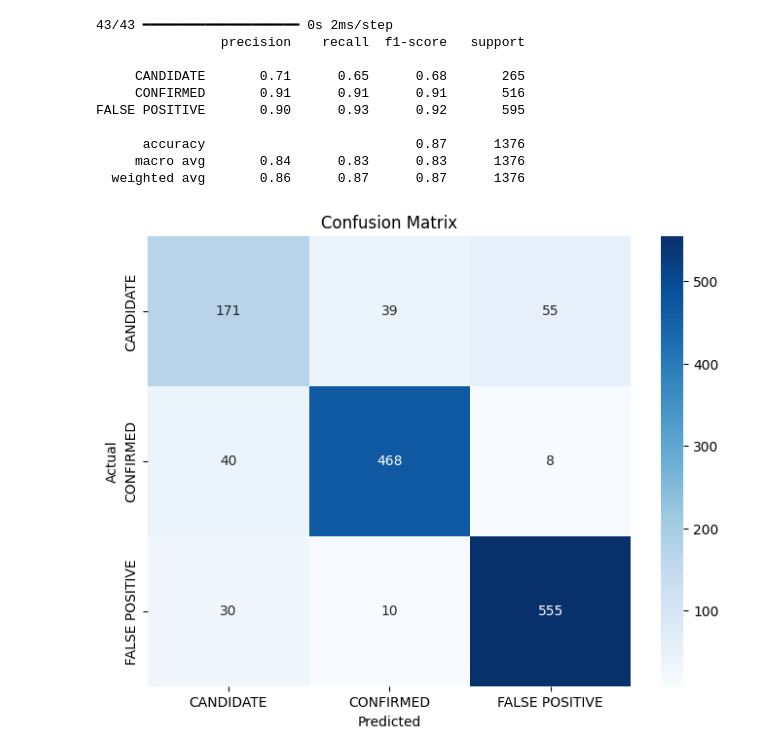
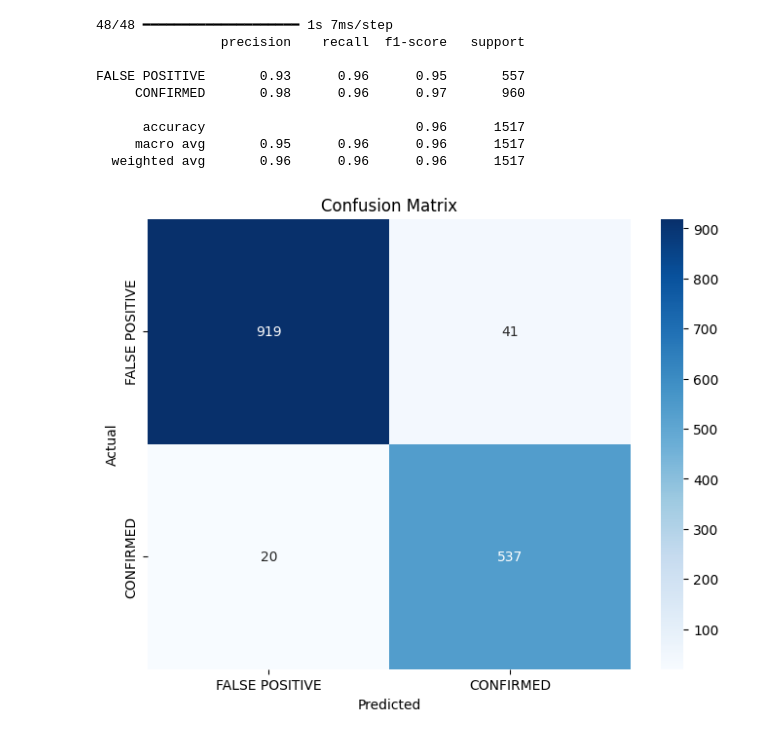
Before and after one commit to jojusuar/exoplanets, a Jupyter notebook: main.ipynb, the cells around one changed output. Saved outputs shown, nothing was run; the diff lists cells and outputs as text; code cells hidden in the pictures.

Commit message:
binary classification

```diff
--- a/main.ipynb
+++ b/main.ipynb
@@ -38,28 +48,26 @@ cols_to_drop = [
 ]
 
 df = df.drop(columns=cols_to_drop)
-df_clean = df.dropna()
+df = df[df['koi_disposition'] != 'CANDIDATE']
+df = df.reset_index(drop=True)
 
-Y = df_clean['koi_disposition']
-X = df_clean.drop(columns=['koi_disposition'])
+Y = df['koi_disposition'].map({'FALSE POSITIVE': 0, 'CONFIRMED': 1}).astype(np.float32)
+X = df.drop(columns=['koi_disposition'])
 
-Y_encoded_df = pd.get_dummies(Y, drop_first=False)
-labels = Y_encoded_df.columns
-
-Y_encoded = Y_encoded_df.values
-X_encoded = pd.get_dummies(X, drop_first=False).astype(np.float32).values
+X_filled = X.fillna(0)
+X_encoded = pd.get_dummies(X_filled, drop_first=False).astype(np.float32).values
 
 scaler = StandardScaler()
 X_encoded = scaler.fit_transform(X_encoded).astype(np.float32)
 # %%
 X_train, X_test, Y_train, Y_test = train_test_split(
-    X_encoded, Y_encoded, test_size=0.2, random_state=42, shuffle=True
+    X_encoded, Y, test_size=0.2, random_state=42, shuffle=True
 )
 # %%
-model = build_mlp(X_encoded.shape[1], Y_encoded.shape[1])
+model = build_mlp(X_encoded.shape[1])
 model.compile(
     optimizer=keras.optimizers.Adam(learning_rate=1e-4),
-    loss='categorical_crossentropy'
+    loss='binary_crossentropy'
 )
 model.summary()
 # %% [output]
@@ -131,30 +137,31 @@ Epoch 258/1000
 # %%
 model.save('xd.keras')
 # %%
+labels = ['FALSE POSITIVE', 'CONFIRMED']
+
 Y_pred_probs = model.predict(X_test)
-Y_pred_indices = np.argmax(Y_pred_probs, axis=1)
-Y_pred_strings = labels[Y_pred_indices]
-Y_true_indices = np.argmax(Y_test, axis=1)
-Y_true_strings = labels[Y_true_indices]
+Y_pred = (Y_pred_probs >= 0.5).astype(int).flatten()
+Y_true = Y_test.values.astype(int).flatten()
+
+Y_pred_strings = [labels[i] for i in Y_pred]
+Y_true_strings = [labels[i] for i in Y_true]
 
 cm = confusion_matrix(Y_true_strings, Y_pred_strings, labels=labels)
 print(classification_report(Y_true_strings, Y_pred_strings, target_names=labels))
-
 plt.figure(figsize=(8,6))
 sns.heatmap(cm, annot=True, fmt='d', cmap='Blues', xticklabels=labels, yticklabels=labels)
 plt.xlabel('Predicted')
 plt.ylabel('Actual')
 plt.title('Confusion Matrix')
 plt.show()
 # %% [output]
-43/43 ━━━━━━━━━━━━━━━━━━━━ 0s 2ms/step
+48/48 ━━━━━━━━━━━━━━━━━━━━ 1s 7ms/step
                 precision    recall  f1-score   support
 
-     CANDIDATE       0.71      0.65      0.68       265
-     CONFIRMED       0.91      0.91      0.91       516
-FALSE POSITIVE       0.90      0.93      0.92       595
+FALSE POSITIVE       0.93      0.96      0.95       557
+     CONFIRMED       0.98      0.96      0.97       960
 
-      accuracy                           0.87      1376
-     macro avg       0.84      0.83      0.83      1376
-  weighted avg       0.86      0.87      0.87      1376
+      accuracy                           0.96      1517
+     macro avg       0.95      0.96      0.96      1517
+  weighted avg       0.96      0.96      0.96      1517
-[figure, old version]
+[figure, new version]
```
Also changed, not shown: parts of 4 cells of this notebook, 1 other file.
